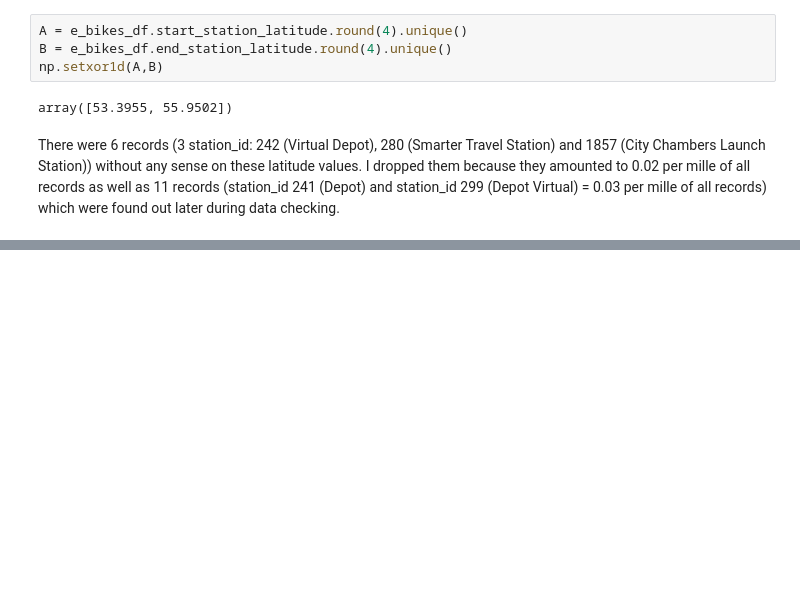
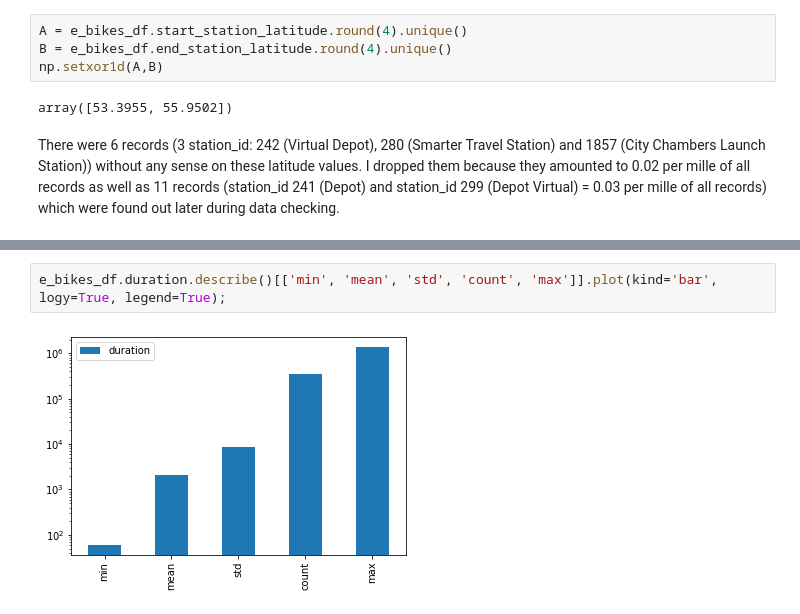
Before and after one commit to carlos108108/Just_Eat_Cycles_project, a Jupyter notebook: Edinburgh.ipynb, the cells around one changed output, grey strips where cells are left out. Saved outputs shown, nothing was run; the diff lists cells and outputs as text; blank space fills up the shorter version.

```diff
--- a/Edinburgh.ipynb
+++ b/Edinburgh.ipynb
@@ -35,0 +75,4 @@ e_bikes_df.shape
+# %%
+e_bikes_df.duration.describe()[['min', 'mean', 'std', 'count', 'max']].plot(kind='bar', logy=True, legend=True);
+# %% [output]
+[figure, added]
```
Also changed, not shown: parts of 14 cells of this notebook.
